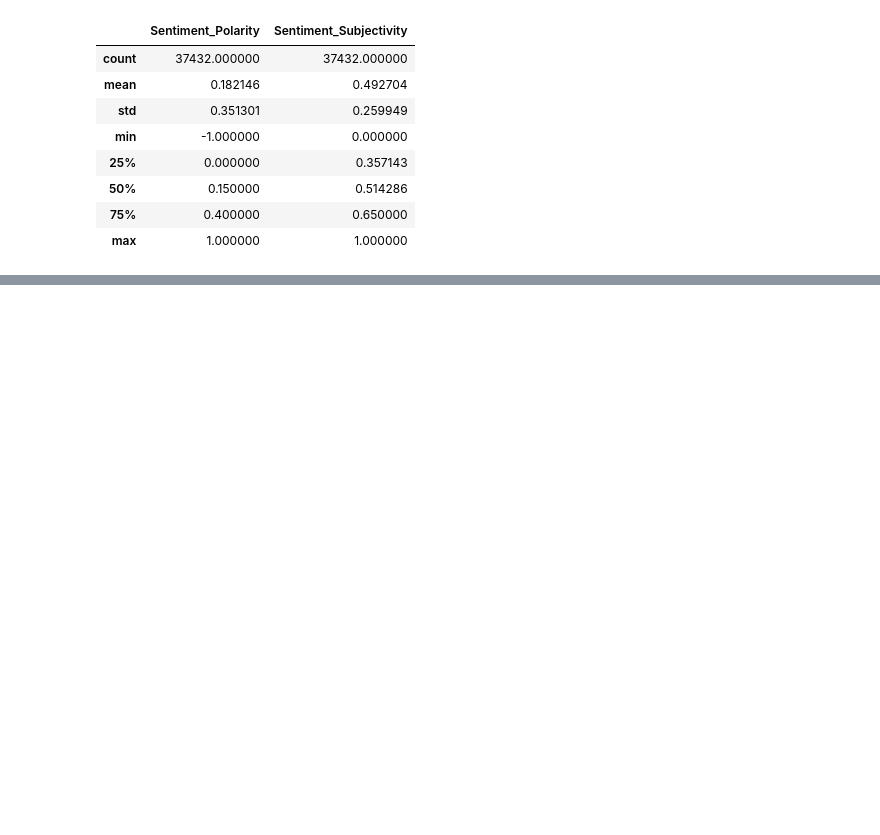
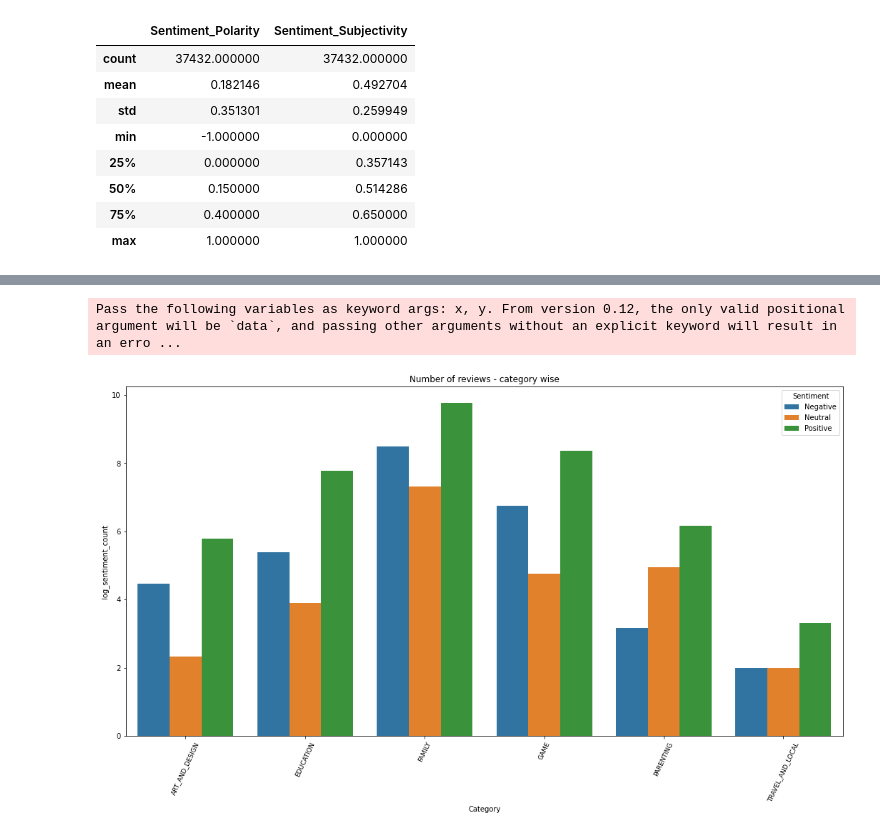
Before and after one commit to SairajNeelam/EDA---Google-Play-Store, a Jupyter notebook: EDA_Google_Play_Store_App.ipynb, the cells around one changed output, grey strips where cells are left out. Cells and saved outputs as stored; diff of their text form; code cells hidden in the pictures; blank space fills up the shorter version.

```diff
--- a/EDA_Google_Play_Store_App.ipynb
+++ b/EDA_Google_Play_Store_App.ipynb
@@ -1245,0 +1388,14 @@ merged_df.dropna(axis=0,inplace=True)
+# %%
+category_sentiment = merged_df.groupby(['Category','Sentiment']).size().reset_index(name='Sentiment Count')
+# %%
+category_sentiment['log_sentiment_count'] = np.log2(category_sentiment['Sentiment Count'])
+# %%
+plt.figure(figsize=(18,9))
+plt.xticks(rotation=65,fontsize=9)
+plt.xlabel("Category")
+plt.ylabel("log_sentiment_count")
+plt.title("Number of reviews - category wise")
+sns.barplot('Category', 'log_sentiment_count', hue='Sentiment', data=category_sentiment);
+# %% [output]
+Pass the following variables as keyword args: x, y. From version 0.12, the only valid positional argument will be `data`, and passing other arguments without an explicit keyword will result in an erro ...
+[figure, added]
```
Also changed, not shown: parts of 34 cells of this notebook.
